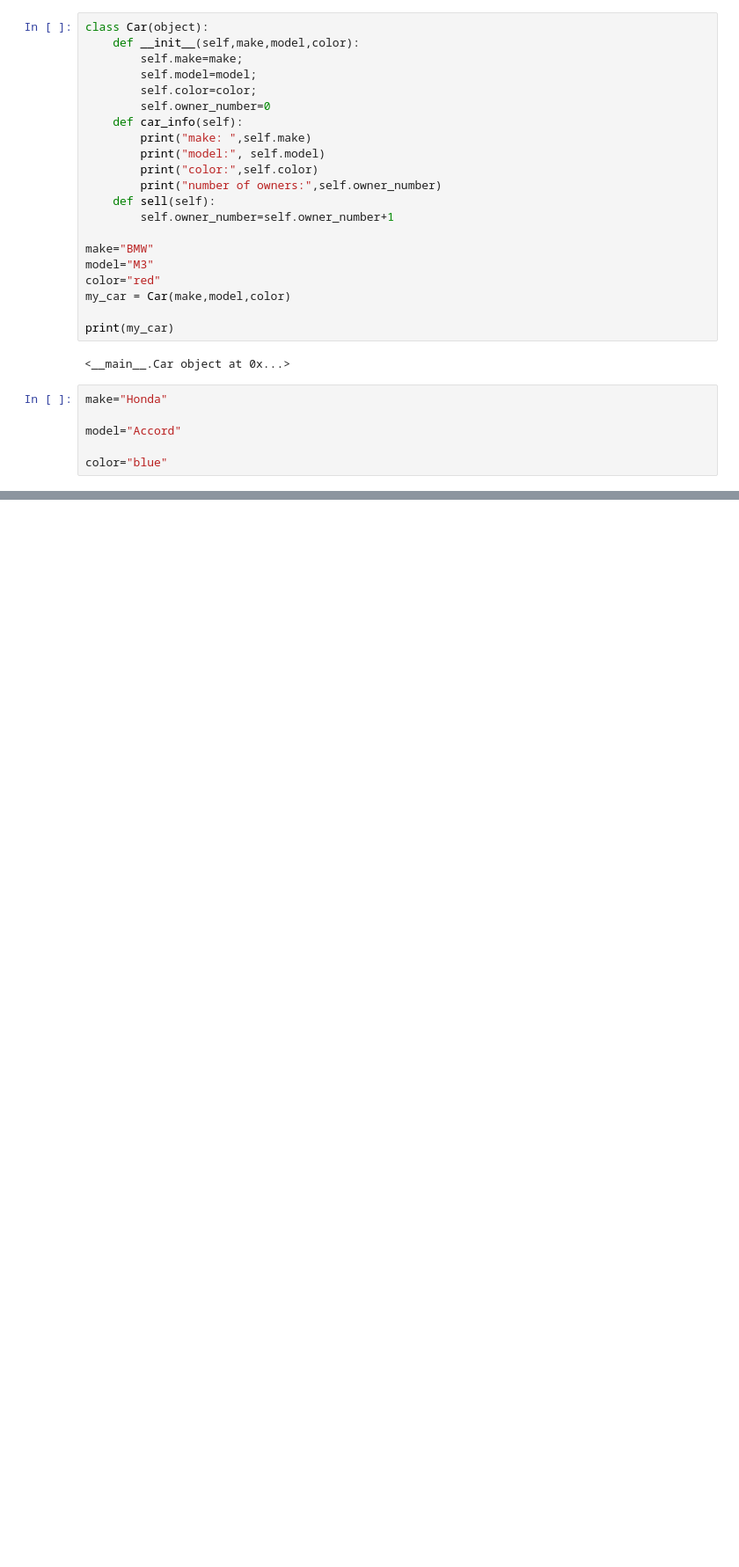
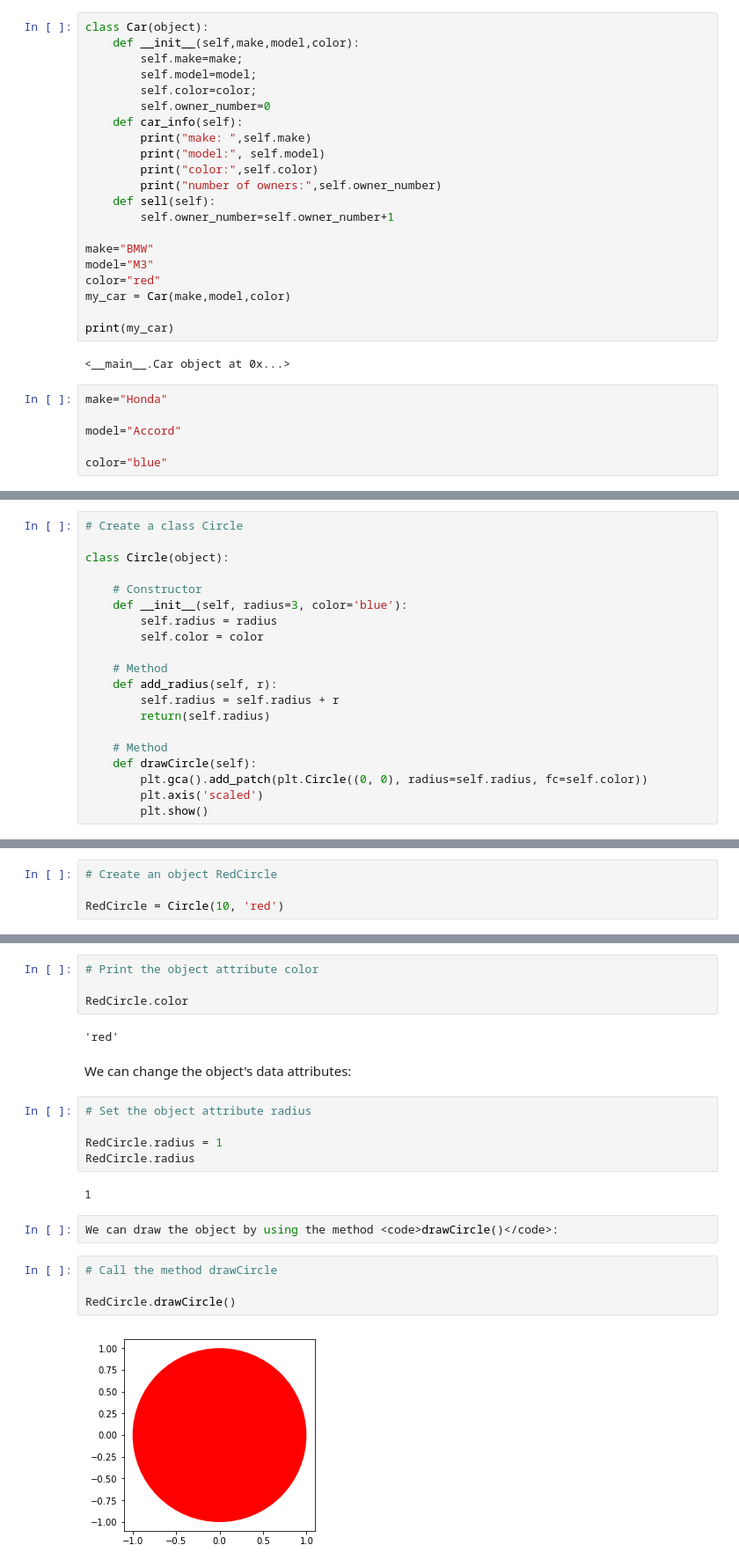
Before and after one commit to PosgradoMNA/actividades-de-aprendizaje-flynnGodslayer, a Jupyter notebook: Code_from_course_1_2_3_4.ipynb, the cells around one changed output, grey strips where cells are left out. Shown at 88% size. Cells and saved outputs as stored; diff of their text form; blank space fills up the shorter version.

```diff
--- a/Code_from_course_1_2_3_4.ipynb
+++ b/Code_from_course_1_2_3_4.ipynb
@@ -905,0 +1005,20 @@ color="blue"
+# %%
+# Create a class Circle
+
+class Circle(object):
+
+    # Constructor
+    def __init__(self, radius=3, color='blue'):
+        self.radius = radius
+        self.color = color
+
+    # Method
+    def add_radius(self, r):
+        self.radius = self.radius + r
+        return(self.radius)
+
+    # Method
+    def drawCircle(self):
+        plt.gca().add_patch(plt.Circle((0, 0), radius=self.radius, fc=self.color))
+        plt.axis('scaled')
+        plt.show()
@@ -905,0 +1028,4 @@ color="blue"
+# %%
+# Create an object RedCircle
+
+RedCircle = Circle(10, 'red')
@@ -905,0 +1062,23 @@ color="blue"
+# %%
+# Print the object attribute color
+
+RedCircle.color
+# %% [output]
+'red'
+# %% [markdown]
+We can change the object's data attributes:
+# %%
+# Set the object attribute radius
+
+RedCircle.radius = 1
+RedCircle.radius
+# %% [output]
+1
+# %%
+We can draw the object by using the method <code>drawCircle()</code>:
+# %%
+# Call the method drawCircle
+
+RedCircle.drawCircle()
+# %% [output]
+[figure, added]
```
Also changed, not shown: parts of 148 cells of this notebook.
